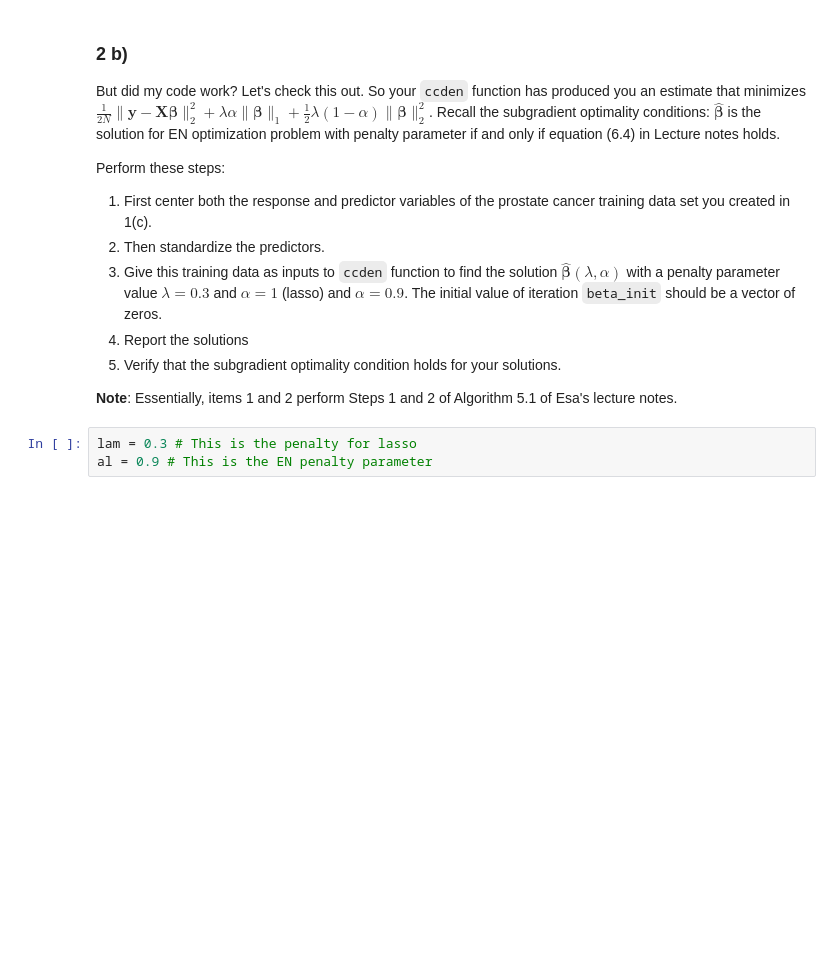
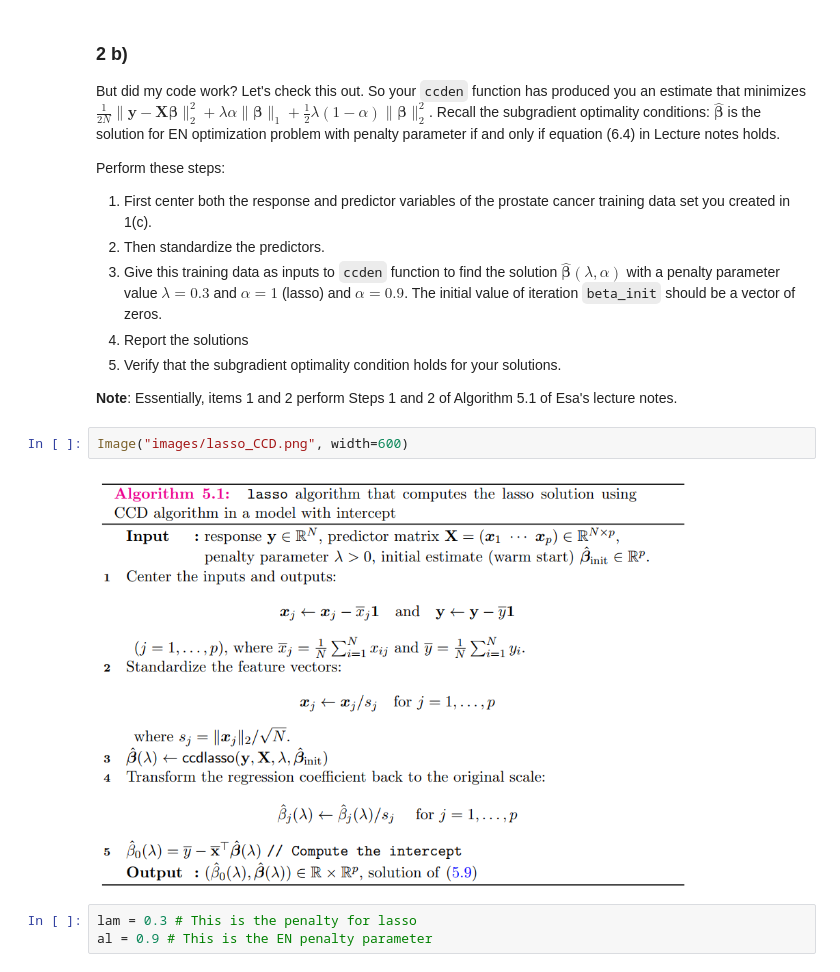
Before and after one commit to SpringNuance/LargeScaleDataAnalysis_assignment3, a Jupyter notebook: HW3.ipynb, the cells around one changed output. Saved outputs shown, nothing was run; the diff lists cells and outputs as text; blank space fills up the shorter version.

```diff
--- a/HW3.ipynb
+++ b/HW3.ipynb
@@ -310,6 +313,10 @@ Perform these steps:
 5. Verify that  the subgradient optimality condition holds for your solutions.   <br>
 
 **Note**: Essentially, items 1 and 2 perform Steps 1 and 2 of Algorithm 5.1  of Esa's lecture notes.
+# %%
+Image("images/lasso_CCD.png", width=600)
+# %% [output]
+[figure, added]
 # %%
 lam = 0.3 # This is the penalty for lasso
 al = 0.9 # This is the EN penalty parameter
```
Also changed, not shown: parts of 3 cells of this notebook, 1 other file.
